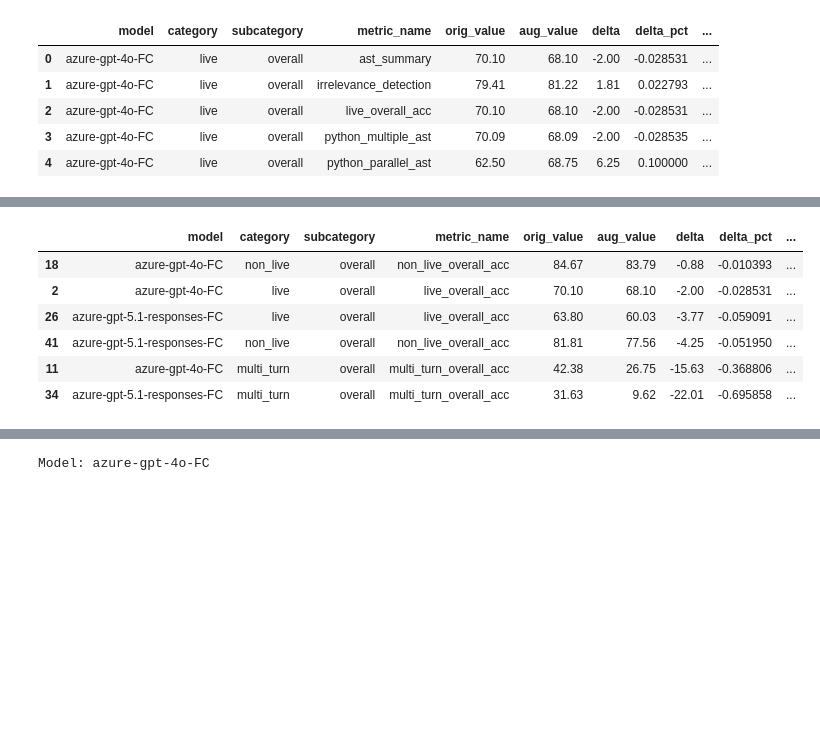
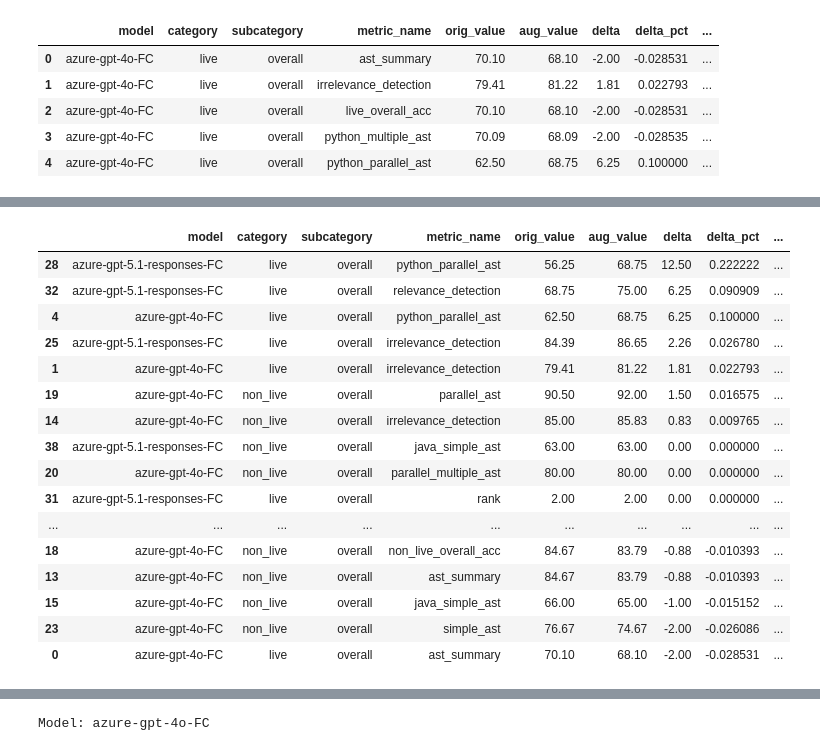
Before and after one commit to Gabriellanaro/gorilla, a Jupyter notebook: berkeley-function-call-leaderboard/compare_scores.ipynb, the cells around one changed output, grey strips where cells are left out. Saved outputs shown, nothing was run; the diff lists cells and outputs as text; code cells hidden in the pictures; blank space fills up the shorter version.

```diff
--- a/berkeley-function-call-leaderboard/compare_scores.ipynb
+++ b/berkeley-function-call-leaderboard/compare_scores.ipynb
@@ -22,12 +32,22 @@ long_df.head()
 # %%
-acc_mask = long_df["metric_name"].str.contains("acc|accuracy", case=False, na=False)
+acc_mask = long_df["category"].str.contains("live", case=False, na=False)
 acc_df = long_df[acc_mask].sort_values("delta", ascending=False)
 acc_df.head(20)
 # %% [output]
 |  | model | category | subcategory | metric_name | orig_value | aug_value | delta | delta_pct | ... |
+| 28 | azure-gpt-5.1-responses-FC | live | overall | python_parallel_ast | 56.25 | 68.75 | 12.50 | 0.222222 | ... |
+| 32 | azure-gpt-5.1-responses-FC | live | overall | relevance_detection | 68.75 | 75.00 | 6.25 | 0.090909 | ... |
+| 4 | azure-gpt-4o-FC | live | overall | python_parallel_ast | 62.50 | 68.75 | 6.25 | 0.100000 | ... |
+| 25 | azure-gpt-5.1-responses-FC | live | overall | irrelevance_detection | 84.39 | 86.65 | 2.26 | 0.026780 | ... |
+| 1 | azure-gpt-4o-FC | live | overall | irrelevance_detection | 79.41 | 81.22 | 1.81 | 0.022793 | ... |
+| 19 | azure-gpt-4o-FC | non_live | overall | parallel_ast | 90.50 | 92.00 | 1.50 | 0.016575 | ... |
+| 14 | azure-gpt-4o-FC | non_live | overall | irrelevance_detection | 85.00 | 85.83 | 0.83 | 0.009765 | ... |
+| 38 | azure-gpt-5.1-responses-FC | non_live | overall | java_simple_ast | 63.00 | 63.00 | 0.00 | 0.000000 | ... |
+| 20 | azure-gpt-4o-FC | non_live | overall | parallel_multiple_ast | 80.00 | 80.00 | 0.00 | 0.000000 | ... |
+| 31 | azure-gpt-5.1-responses-FC | live | overall | rank | 2.00 | 2.00 | 0.00 | 0.000000 | ... |
+| ... | ... | ... | ... | ... | ... | ... | ... | ... | ... |
 | 18 | azure-gpt-4o-FC | non_live | overall | non_live_overall_acc | 84.67 | 83.79 | -0.88 | -0.010393 | ... |
-| 2 | azure-gpt-4o-FC | live | overall | live_overall_acc | 70.10 | 68.10 | -2.00 | -0.028531 | ... |
-| 26 | azure-gpt-5.1-responses-FC | live | overall | live_overall_acc | 63.80 | 60.03 | -3.77 | -0.059091 | ... |
-| 41 | azure-gpt-5.1-responses-FC | non_live | overall | non_live_overall_acc | 81.81 | 77.56 | -4.25 | -0.051950 | ... |
-| 11 | azure-gpt-4o-FC | multi_turn | overall | multi_turn_overall_acc | 42.38 | 26.75 | -15.63 | -0.368806 | ... |
-| 34 | azure-gpt-5.1-responses-FC | multi_turn | overall | multi_turn_overall_acc | 31.63 | 9.62 | -22.01 | -0.695858 | ... |
+| 13 | azure-gpt-4o-FC | non_live | overall | ast_summary | 84.67 | 83.79 | -0.88 | -0.010393 | ... |
+| 15 | azure-gpt-4o-FC | non_live | overall | java_simple_ast | 66.00 | 65.00 | -1.00 | -0.015152 | ... |
+| 23 | azure-gpt-4o-FC | non_live | overall | simple_ast | 76.67 | 74.67 | -2.00 | -0.026086 | ... |
+| 0 | azure-gpt-4o-FC | live | overall | ast_summary | 70.10 | 68.10 | -2.00 | -0.028531 | ... |
```
Also changed, not shown: parts of 4 cells of this notebook, 10 other files.
